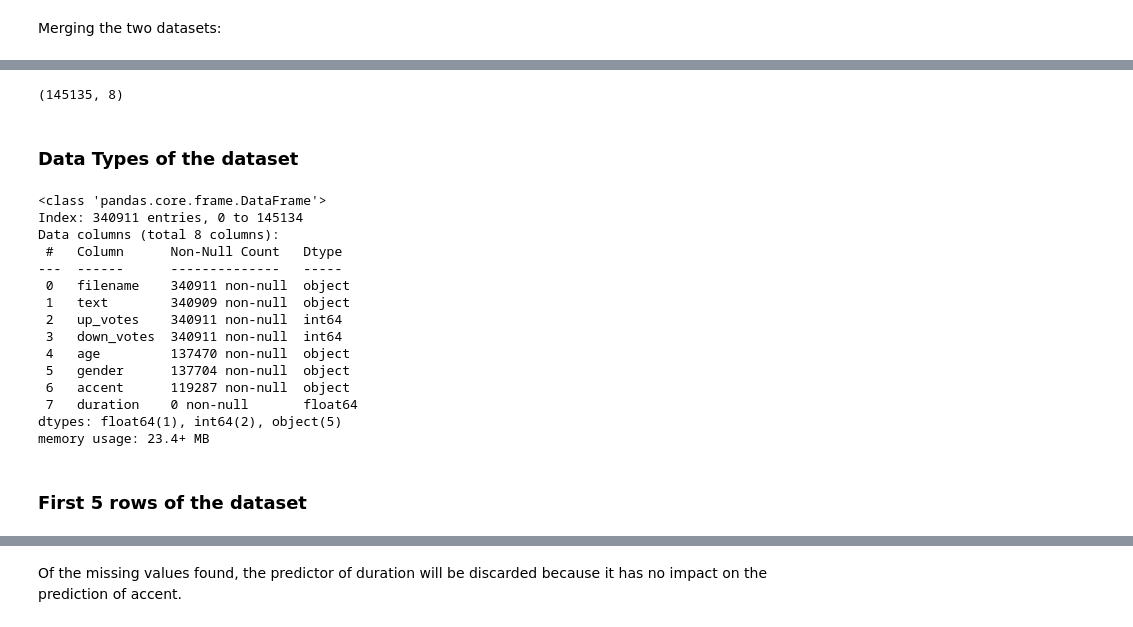
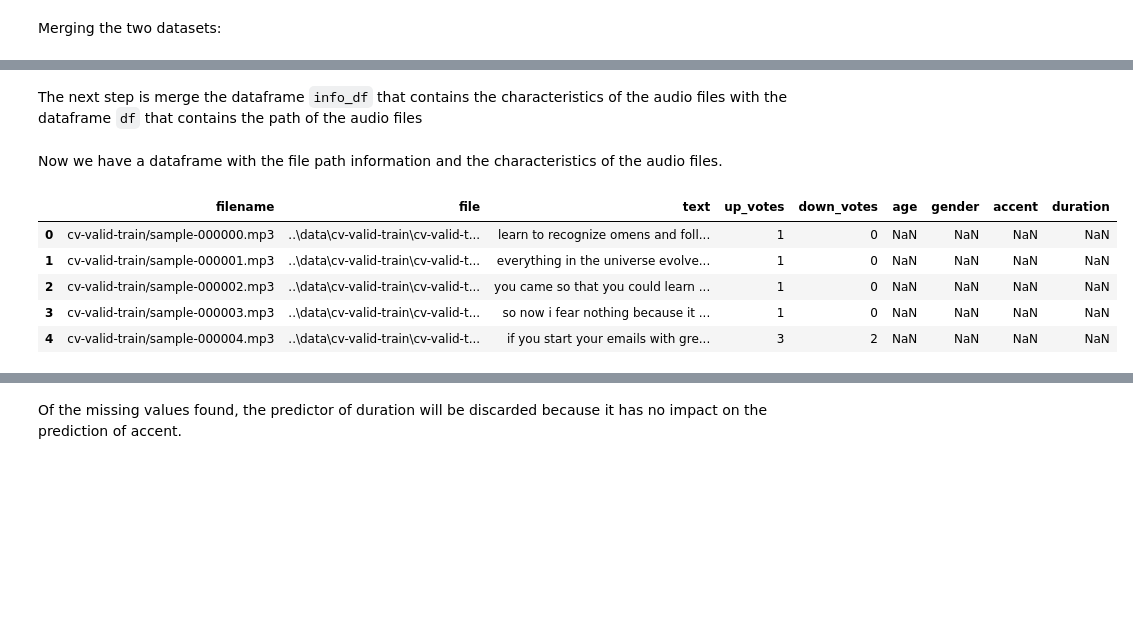
Before and after one commit to CristianPerafan/ArtificialIntelligenceProject, a Jupyter notebook: Delivery2/ExploratoryDataAnalysis2.ipynb, the cells around one changed output, grey strips where cells are left out. Drawn from its saved outputs; the diff is of its cells as text; code cells hidden in the pictures; blank space fills up the shorter version.

```diff
--- a/Delivery2/ExploratoryDataAnalysis2.ipynb
+++ b/Delivery2/ExploratoryDataAnalysis2.ipynb
@@ -88,7 +89,2 @@ df.shape
-# %%
-df2 = pd.read_csv('../data/cv-other-train.csv')
-df2.shape
-# %% [output]
-(145135, 8)
-# %% [markdown]
-### Data Types of the dataset
+# %% [markdown]
+The next step is merge the dataframe `info_df` that contains the characteristics of the audio files with the dataframe `df` that contains the path of the audio files
@@ -95,20 +93,11 @@ df2.shape
+# %% [markdown]
+Now we have a dataframe with the file path information and the characteristics of the audio files.
 # %%
-df.info()
+df.head()
 # %% [output]
-<class 'pandas.core.frame.DataFrame'>
-Index: 340911 entries, 0 to 145134
-Data columns (total 8 columns):
- #   Column      Non-Null Count   Dtype
----  ------      --------------   -----
- 0   filename    340911 non-null  object
- 1   text        340909 non-null  object
- 2   up_votes    340911 non-null  int64
- 3   down_votes  340911 non-null  int64
- 4   age         137470 non-null  object
- 5   gender      137704 non-null  object
- 6   accent      119287 non-null  object
- 7   duration    0 non-null       float64
-dtypes: float64(1), int64(2), object(5)
-memory usage: 23.4+ MB
+|  | filename | file | text | up_votes | down_votes | age | gender | accent | duration |
+| 0 | cv-valid-train/sample-000000.mp3 | ..\data\cv-valid-train\cv-valid-t... | learn to recognize omens and foll... | 1 | 0 | NaN | NaN | NaN | NaN |
+| 1 | cv-valid-train/sample-000001.mp3 | ..\data\cv-valid-train\cv-valid-t... | everything in the universe evolve... | 1 | 0 | NaN | NaN | NaN | NaN |
+| 2 | cv-valid-train/sample-000002.mp3 | ..\data\cv-valid-train\cv-valid-t... | you came so that you could learn ... | 1 | 0 | NaN | NaN | NaN | NaN |
+| 3 | cv-valid-train/sample-000003.mp3 | ..\data\cv-valid-train\cv-valid-t... | so now i fear nothing because it ... | 1 | 0 | NaN | NaN | NaN | NaN |
+| 4 | cv-valid-train/sample-000004.mp3 | ..\data\cv-valid-train\cv-valid-t... | if you start your emails with gre... | 3 | 2 | NaN | NaN | NaN | NaN |
-# %% [markdown]
-### First 5 rows of the dataset
```
Also changed, not shown: parts of 62 cells of this notebook.
